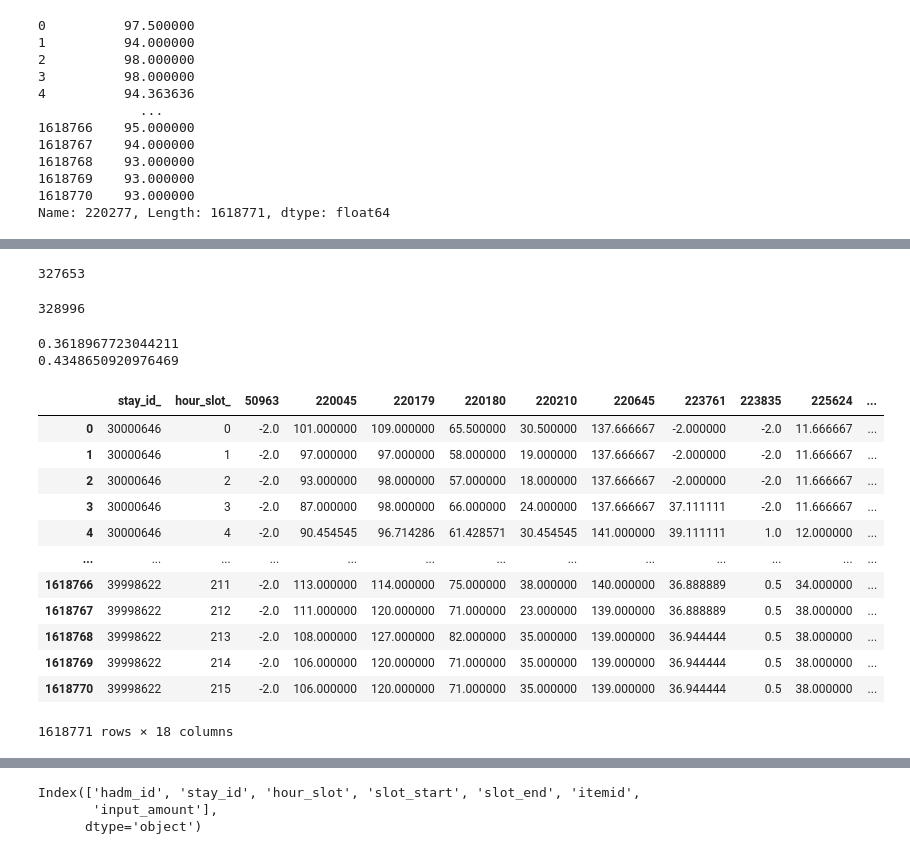
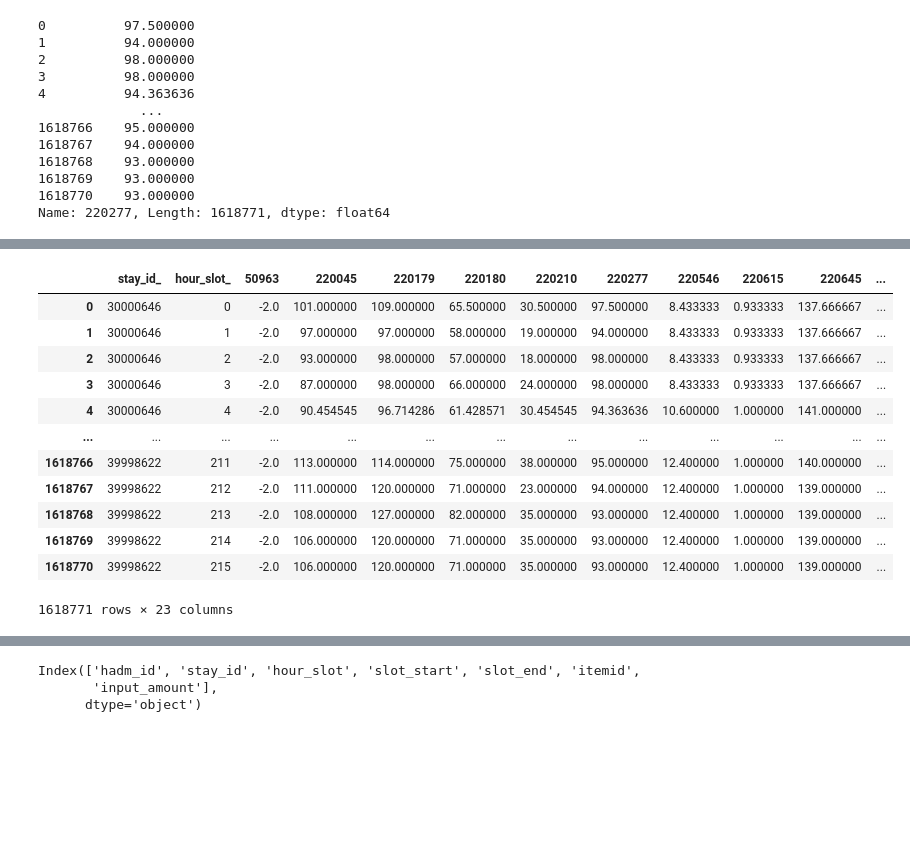
Before and after one commit to lastdancewithyou/multimodal_edema_prediction, a Jupyter notebook: preprocess/time_series_cxr_preprocess_20260316.ipynb, the cells around one changed output, grey strips where cells are left out. Saved outputs shown, nothing was run; the diff lists cells and outputs as text; code cells hidden in the pictures; blank space fills up the shorter version.

```diff
--- a/preprocess/time_series_cxr_preprocess_20260316.ipynb
+++ b/preprocess/time_series_cxr_preprocess_20260316.ipynb
@@ -29,5 +29,6 @@ from sklearn.metrics import roc_auc_score
 os.chdir('..') # 상위 경로 이동
 print("현재 경로:", os.getcwd())
 root_dir = '/home/DAHS1/gangmin/my_research/'
+new_dir_path = "/home/DAHS1/gangmin/my_research/clinical_multimodal_learning/data/2rd_preprocessed_data/"
 # %% [output]
 현재 경로: /home/DAHS1/gangmin/my_research/clinical_multimodal_learning
@@ -36,12 +35,11 @@ root_dir = '/home/DAHS1/gangmin/my_research/'
 # %%
-sequential_df_med = pd.read_feather(root_dir + "processed/processed_1013/sequential_df_med.ftr")
+sequential_df_med = pd.read_feather(new_dir_path + "processed/sequential_df_med.ftr")
 sequential_df_output = pd.read_feather(root_dir + "processed/processed_1013/sequential_df_output.ftr")
 # imputed_df_chart = pd.read_feather(root_dir + "processed/imputed_df_chart_1223.ftr")
-imputed_df_chart = pd.read_feather(root_dir + "processed/imputed_df_chart_0219.ftr")
+imputed_df_chart = pd.read_feather(new_dir_path + "processed/imputed_df_chart_20260423.ftr")
+sequential_df_proc = pd.read_feather(new_dir_path + "processed/sequential_df_proc.ftr")
+sequential_df_fluid = pd.read_feather(new_dir_path + "processed/sequential_df_fluid.ftr")
 
-sequential_df_proc = pd.read_feather(root_dir + "processed/sequential_df_proc.ftr")
+imputed_cxr_df = pd.read_feather(new_dir_path + '/processed/imputed_cxr_df_20260428.ftr')
+imputed_text_df = pd.read_feather(root_dir+'/processed/imputed_text_df.ftr')
 sequential_df_reports = pd.read_feather(root_dir + "processed/sequential_df_reports.ftr")
-
-# imputed_cxr_df = pd.read_feather(root_dir + '/processed/imputed_cxr_df_20260126.ftr') # edema_pathophyisology
-imputed_cxr_df = pd.read_feather(root_dir + '/processed/imputed_cxr_df_20260220.ftr')
-imputed_text_df = pd.read_feather(root_dir+'/processed/imputed_text_df.ftr')
@@ -379,7 +144,7 @@ def calculate_spo2_fio2(spo2, fio2):
     if spo2 == -2 or fio2 == -2:
         return np.nan
     # FiO2가 0이면 NaN (division by zero 방지)
-    elif fio2 == 0:
+    elif fio2 == 0.0:
         return np.nan
     else:
         return spo2 / fio2
@@ -388,8 +153,6 @@ df_pivot_value['spo2_fio2'] = df_pivot_value.apply(
     lambda row: calculate_spo2_fio2(row["220277"], row['223835']),
     axis=1
 )
-
-# df_pivoted_chart = df_pivot_value.drop(columns=['223835'])
 # %%
 df_pivot_value['220277']
 # %% [output]
@@ -407,0 +190,16 @@ Name: 220277, Length: 1618771, dtype: float64
+# %%
+# BUN / Creatinine
+def calculate_bun_creatinine(bun, creatinine):
+    # -2가 있으면 NaN
+    if bun == -2 or creatinine == -2:
+        return np.nan
+    # creatinine 0이면 NaN (division by zero 방지)
+    elif creatinine == 0.0:
+        return np.nan
+    else:
+        return bun / creatinine
+
+df_pivot_value['bun_creatinine'] = df_pivot_value.apply(
+    lambda row: calculate_bun_creatinine(row["225624"], row['220615']),
+    axis=1
+)
@@ -437,37 +230,19 @@ print(f"결측 비율: {len(df_pivoted_chart[df_pivoted_chart['223835']==-2]) /
-# %%
-len(df_pivoted_chart[df_pivoted_chart['223835']==-2])
-# %% [output]
-327653
-# %%
-df_pivoted_chart['spo2_fio2'].isnull().sum()
-# %% [output]
-328996
-# %%
-# 2.35 미만
-print(len(df_pivoted_chart[df_pivoted_chart['spo2_fio2'] < 235]) / len(df_pivoted_chart))
-
-# 2.35 이상
-print(len(df_pivoted_chart[df_pivoted_chart['spo2_fio2'] >= 235]) / len(df_pivoted_chart))
-# %% [output]
-0.3618967723044211
-0.4348650920976469
 # %%
 # 같은 S/F라고 하더라도, FiO2 0.3에서 S/F 250과 FiO2 0.8에서 S/F 250의 치료 강도가 완전히 다르기 때문에, S/F+FiO2 조합을 사용하기로 해서, SpO2는 drop함.
-df_pivoted_chart = df_pivot_value.drop(columns=['220277'])
-
 df_pivoted_chart['spo2_fio2'] = (df_pivoted_chart['spo2_fio2'].fillna(-2))
+df_pivoted_chart['bun_creatinine'] = (df_pivoted_chart['bun_creatinine'].fillna(-2))
 df_pivoted_chart
 # %% [output]
-|  | stay_id_ | hour_slot_ | 50963 | 220045 | 220179 | 220180 | 220210 | 220645 | 223761 | 223835 | 225624 | ... |
-| 0 | 30000646 | 0 | -2.0 | 101.000000 | 109.000000 | 65.500000 | 30.500000 | 137.666667 | -2.000000 | -2.0 | 11.666667 | ... |
-| 1 | 30000646 | 1 | -2.0 | 97.000000 | 97.000000 | 58.000000 | 19.000000 | 137.666667 | -2.000000 | -2.0 | 11.666667 | ... |
-| 2 | 30000646 | 2 | -2.0 | 93.000000 | 98.000000 | 57.000000 | 18.000000 | 137.666667 | -2.000000 | -2.0 | 11.666667 | ... |
-| 3 | 30000646 | 3 | -2.0 | 87.000000 | 98.000000 | 66.000000 | 24.000000 | 137.666667 | 37.111111 | -2.0 | 11.666667 | ... |
-| 4 | 30000646 | 4 | -2.0 | 90.454545 | 96.714286 | 61.428571 | 30.454545 | 141.000000 | 39.111111 | 1.0 | 12.000000 | ... |
+|  | stay_id_ | hour_slot_ | 50963 | 220045 | 220179 | 220180 | 220210 | 220277 | 220546 | 220615 | 220645 | ... |
+| 0 | 30000646 | 0 | -2.0 | 101.000000 | 109.000000 | 65.500000 | 30.500000 | 97.500000 | 8.433333 | 0.933333 | 137.666667 | ... |
+| 1 | 30000646 | 1 | -2.0 | 97.000000 | 97.000000 | 58.000000 | 19.000000 | 94.000000 | 8.433333 | 0.933333 | 137.666667 | ... |
+| 2 | 30000646 | 2 | -2.0 | 93.000000 | 98.000000 | 57.000000 | 18.000000 | 98.000000 | 8.433333 | 0.933333 | 137.666667 | ... |
+| 3 | 30000646 | 3 | -2.0 | 87.000000 | 98.000000 | 66.000000 | 24.000000 | 98.000000 | 8.433333 | 0.933333 | 137.666667 | ... |
+| 4 | 30000646 | 4 | -2.0 | 90.454545 | 96.714286 | 61.428571 | 30.454545 | 94.363636 | 10.600000 | 1.000000 | 141.000000 | ... |
 | ... | ... | ... | ... | ... | ... | ... | ... | ... | ... | ... | ... | ... |
-| 1618766 | 39998622 | 211 | -2.0 | 113.000000 | 114.000000 | 75.000000 | 38.000000 | 140.000000 | 36.888889 | 0.5 | 34.000000 | ... |
-| 1618767 | 39998622 | 212 | -2.0 | 111.000000 | 120.000000 | 71.000000 | 23.000000 | 139.000000 | 36.888889 | 0.5 | 38.000000 | ... |
-| 1618768 | 39998622 | 213 | -2.0 | 108.000000 | 127.000000 | 82.000000 | 35.000000 | 139.000000 | 36.944444 | 0.5 | 38.000000 | ... |
-| 1618769 | 39998622 | 214 | -2.0 | 106.000000 | 120.000000 | 71.000000 | 35.000000 | 139.000000 | 36.944444 | 0.5 | 38.000000 | ... |
-| 1618770 | 39998622 | 215 | -2.0 | 106.000000 | 120.000000 | 71.000000 | 35.000000 | 139.000000 | 36.944444 | 0.5 | 38.000000 | ... |
+| 1618766 | 39998622 | 211 | -2.0 | 113.000000 | 114.000000 | 75.000000 | 38.000000 | 95.000000 | 12.400000 | 1.000000 | 140.000000 | ... |
+| 1618767 | 39998622 | 212 | -2.0 | 111.000000 | 120.000000 | 71.000000 | 23.000000 | 94.000000 | 12.400000 | 1.000000 | 139.000000 | ... |
+| 1618768 | 39998622 | 213 | -2.0 | 108.000000 | 127.000000 | 82.000000 | 35.000000 | 93.000000 | 12.400000 | 1.000000 | 139.000000 | ... |
+| 1618769 | 39998622 | 214 | -2.0 | 106.000000 | 120.000000 | 71.000000 | 35.000000 | 93.000000 | 12.400000 | 1.000000 | 139.000000 | ... |
+| 1618770 | 39998622 | 215 | -2.0 | 106.000000 | 120.000000 | 71.000000 | 35.000000 | 93.000000 | 12.400000 | 1.000000 | 139.000000 | ... |
-1618771 rows × 18 columns
+1618771 rows × 23 columns
```
Also changed, not shown: parts of 291 cells of this notebook, 15 other files.
